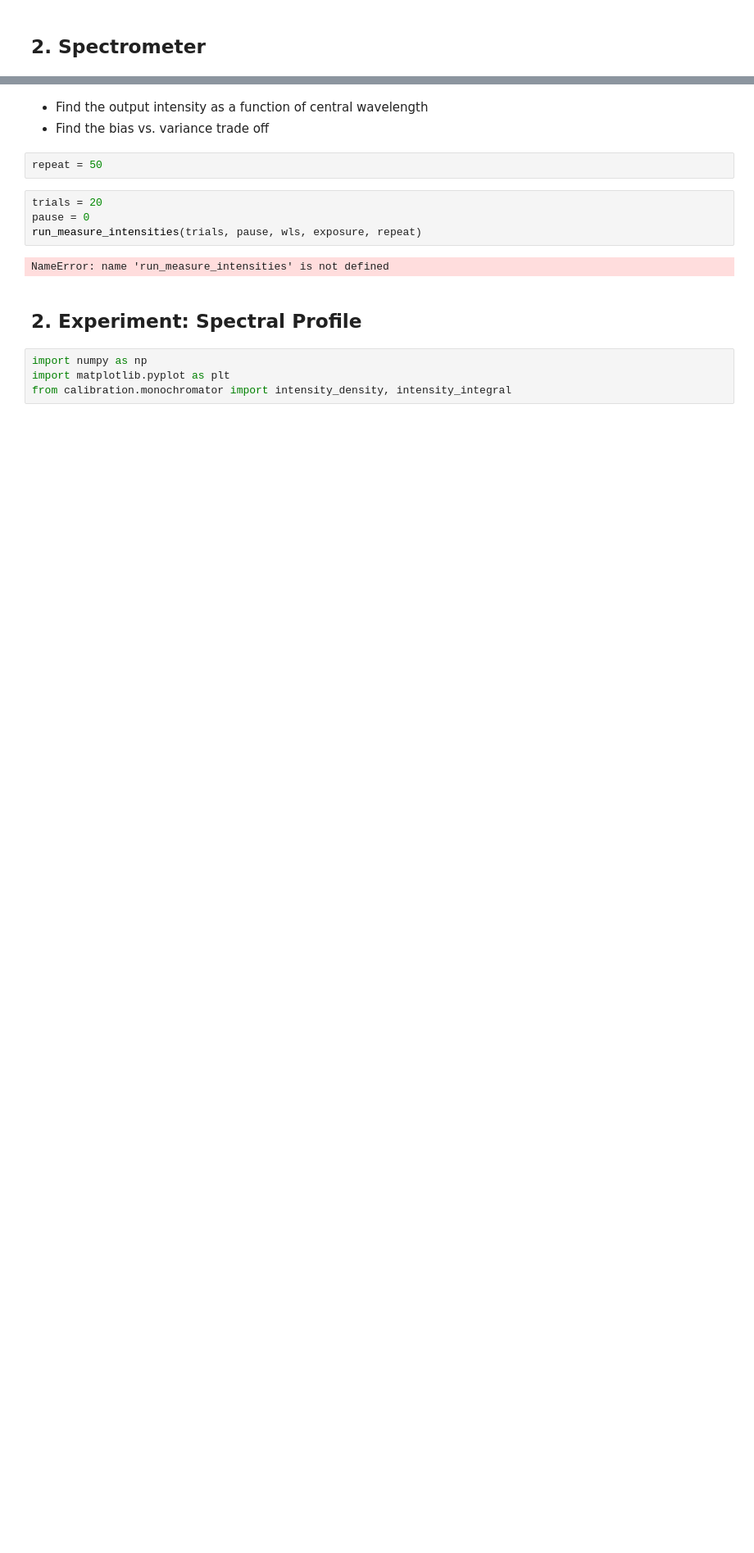
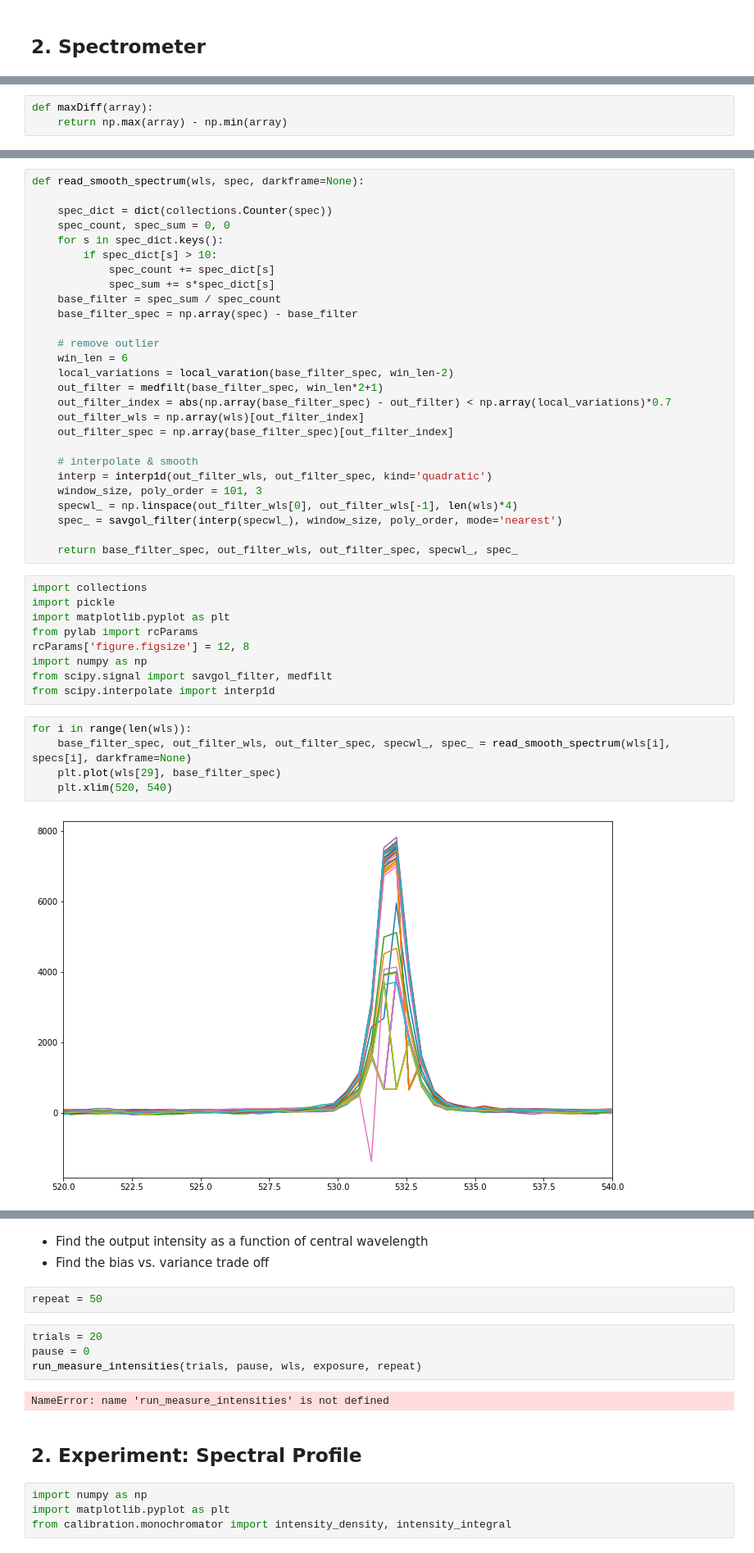
Before and after one commit to JerryLiuMY/OPMD, a Jupyter notebook: src/Test.ipynb, the cells around one changed output, grey strips where cells are left out. Shown at 82% size. Cells and saved outputs as stored; diff of their text form; blank space fills up the shorter version.

```diff
--- a/src/Test.ipynb
+++ b/src/Test.ipynb
@@ -74,0 +93,3 @@ Setting the wavelength of the slow source to: 500.00
+# %%
+def maxDiff(array):
+    return np.max(array) - np.min(array)
@@ -74,0 +110,43 @@ Setting the wavelength of the slow source to: 500.00
+# %%
+def read_smooth_spectrum(wls, spec, darkframe=None):
+
+    spec_dict = dict(collections.Counter(spec))
+    spec_count, spec_sum = 0, 0
+    for s in spec_dict.keys():
+        if spec_dict[s] > 10:
+            spec_count += spec_dict[s]
+            spec_sum += s*spec_dict[s]
+    base_filter = spec_sum / spec_count
+    base_filter_spec = np.array(spec) - base_filter
+
+    # remove outlier
+    win_len = 6
+    local_variations = local_varation(base_filter_spec, win_len-2)
+    out_filter = medfilt(base_filter_spec, win_len*2+1)
+    out_filter_index = abs(np.array(base_filter_spec) - out_filter) < np.array(local_variations)*0.7
+    out_filter_wls = np.array(wls)[out_filter_index]
+    out_filter_spec = np.array(base_filter_spec)[out_filter_index]
+
+    # interpolate & smooth
+    interp = interp1d(out_filter_wls, out_filter_spec, kind='quadratic')
+    window_size, poly_order = 101, 3
+    specwl_ = np.linspace(out_filter_wls[0], out_filter_wls[-1], len(wls)*4)
+    spec_ = savgol_filter(interp(specwl_), window_size, poly_order, mode='nearest')
+
+    return base_filter_spec, out_filter_wls, out_filter_spec, specwl_, spec_
+# %%
+import collections
+import pickle
+import matplotlib.pyplot as plt
+from pylab import rcParams
+rcParams['figure.figsize'] = 12, 8
+import numpy as np
+from scipy.signal import savgol_filter, medfilt
+from scipy.interpolate import interp1d
+# %%
+for i in range(len(wls)):
+    base_filter_spec, out_filter_wls, out_filter_spec, specwl_, spec_ = read_smooth_spectrum(wls[i], specs[i], darkframe=None)
+    plt.plot(wls[29], base_filter_spec)
+    plt.xlim(520, 540)
+# %% [output]
+[figure, added]
```
Also changed, not shown: parts of 19 cells of this notebook, 11 other files.
